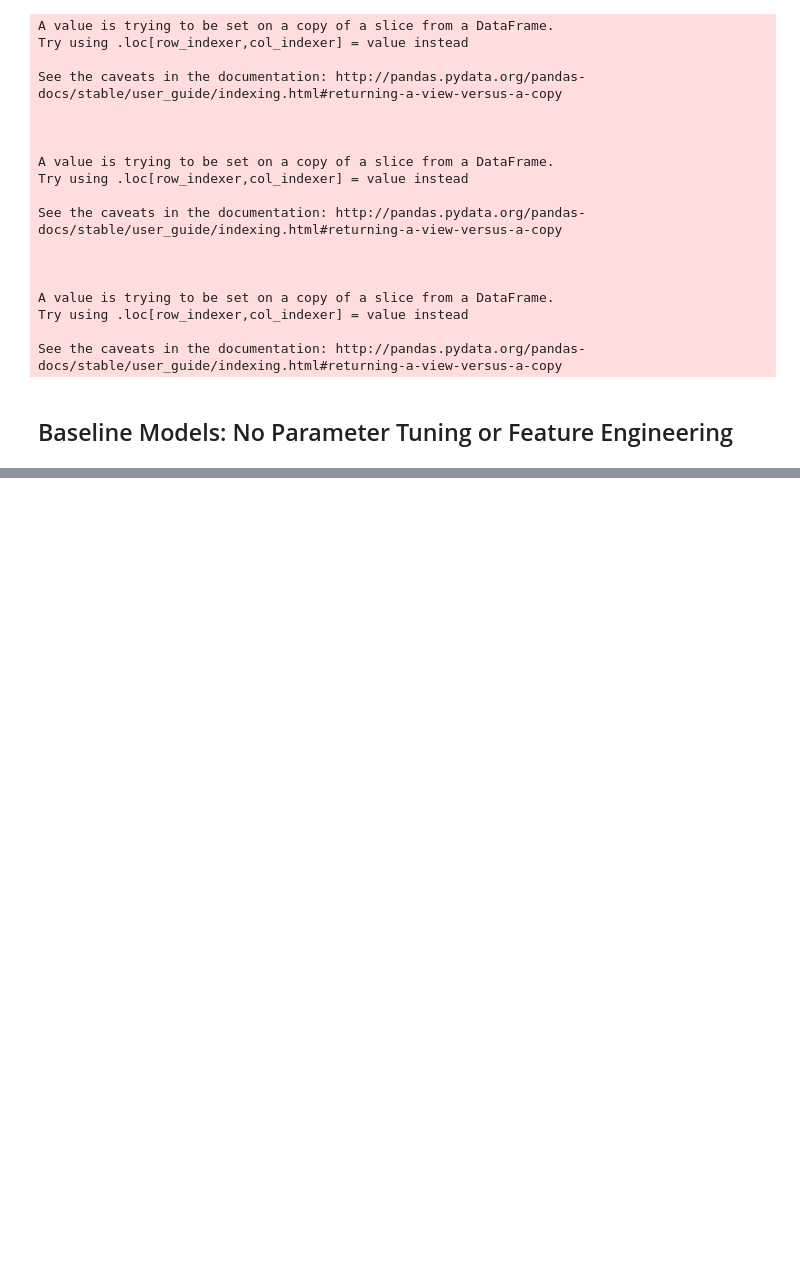
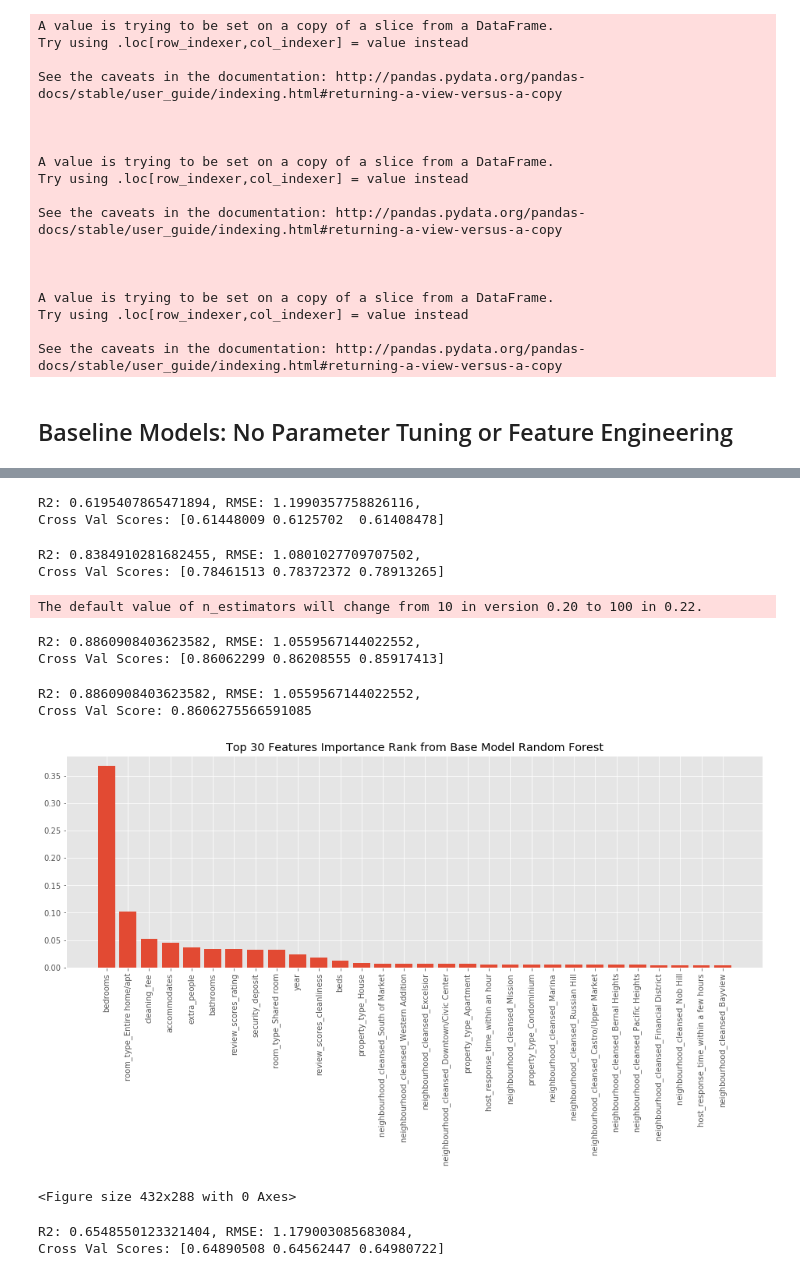
Before and after one commit to sherryduong93/Predict_AirBnB_Listings, a Jupyter notebook: Model_Tracking.ipynb, the cells around one changed output, grey strips where cells are left out. Cells and saved outputs as stored; diff of their text form; code cells hidden in the pictures; blank space fills up the shorter version.

```diff
--- a/Model_Tracking.ipynb
+++ b/Model_Tracking.ipynb
@@ -233,0 +243,2 @@ Cross Val Scores: [0.65950634 0.65872468 0.65577119]
+# %%
+train_df2, test = train_test_split(sf_df, test_size = 0.3)
@@ -233,0 +279,13 @@ Cross Val Scores: [0.65950634 0.65872468 0.65577119]
+# %%
+features=['accommodates','bathrooms', 'bed_type','bedrooms', 'beds','cleaning_fee',
+          'extra_people', 'host_response_time',
+         'neighbourhood_cleansed','property_type','review_scores_cleanliness',
+          'review_scores_rating', 'room_type', 'security_deposit', 'month','day_of_week', 'year']
+X = train_df2[features]
+y = train_df2['price'].apply(np.log)
+
+X = pd.get_dummies(X, columns=['bed_type','host_response_time',
+                           'neighbourhood_cleansed','property_type',
+                           'room_type','month','day_of_week'])
+
+X_train, X_val, y_train, y_val = train_test_split(X, y, test_size=0.3)
@@ -233,0 +307,64 @@ Cross Val Scores: [0.65950634 0.65872468 0.65577119]
+# %%
+estimator = LinearRegression()
+model = estimator.fit(X_train,y_train)
+preds = model.predict(X_val)
+r2 = model.score(X_val, y_val)
+rmse = mean_squared_error(preds, y_val)
+cs_val = cross_val_score(estimator, X_train, y_train, cv=3)
+print(f'R2: {r2}, RMSE: {np.exp(rmse)},\nCross Val Scores: {cs_val}')
+# %% [output]
+R2: 0.6195407865471894, RMSE: 1.1990357758826116,
+Cross Val Scores: [0.61448009 0.6125702  0.61408478]
+# %%
+estimator = DecisionTreeRegressor()
+model = estimator.fit(X_train,y_train)
+preds = model.predict(X_val)
+r2 = model.score(X_val, y_val)
+rmse = mean_squared_error(preds, y_val)
+cs_val = cross_val_score(estimator, X_train, y_train, cv=3)
+print(f'R2: {r2}, RMSE: {np.exp(rmse)},\nCross Val Scores: {cs_val}')
+# %% [output]
+R2: 0.8384910281682455, RMSE: 1.0801027709707502,
+Cross Val Scores: [0.78461513 0.78372372 0.78913265]
+# %%
+estimator = RandomForestRegressor()
+model = estimator.fit(X_train,y_train)
+preds = model.predict(X_val)
+r2 = model.score(X_val, y_val)
+rmse = mean_squared_error(preds, y_val)
+cs_val = cross_val_score(estimator, X_train, y_train, cv=3)
+print(f'R2: {r2}, RMSE: {np.exp(rmse)},\nCross Val Scores: {cs_val}')
+# %% [output]
+The default value of n_estimators will change from 10 in version 0.20 to 100 in 0.22.
+R2: 0.8860908403623582, RMSE: 1.0559567144022552,
+Cross Val Scores: [0.86062299 0.86208555 0.85917413]
+# %%
+print(f'R2: {r2}, RMSE: {np.exp(rmse)},\nCross Val Score: {np.mean(cs_val)}')
+# %% [output]
+R2: 0.8860908403623582, RMSE: 1.0559567144022552,
+Cross Val Score: 0.8606275566591085
+# %%
+rf_features = X_train.columns
+rf_feature_imp = model.feature_importances_
+feat_df = pd.DataFrame(rf_feature_imp, index=rf_features,
+                       columns=['weight']).sort_values('weight',ascending=False)[:30]
+plt.figure(figsize=(16,5))
+plt.bar(x=feat_df.index, height=feat_df['weight'])
+plt.xticks(rotation=90)
+plt.title('Top 30 Features Importance Rank from Base Model Random Forest')
+plt.show()
+plt.savefig('Graphs/Feature_imp_BaseModel_RF.png', dpi = 300)
+# %% [output]
+[figure, added]
+<Figure size 432x288 with 0 Axes>
+# %%
+estimator = GradientBoostingRegressor()
+model = estimator.fit(X_train,y_train)
+preds = model.predict(X_val)
+r2 = model.score(X_val, y_val)
+rmse = mean_squared_error(preds, y_val)
+cs_val = cross_val_score(estimator, X_train, y_train, cv=3)
+print(f'R2: {r2}, RMSE: {np.exp(rmse)},\nCross Val Score: {np.mean(cs_val)}')
+# %% [output]
+R2: 0.6548550123321404, RMSE: 1.179003085683084,
+Cross Val Scores: [0.64890508 0.64562447 0.64980722]
```
Also changed, not shown: parts of 24 cells of this notebook, 8 other files.
